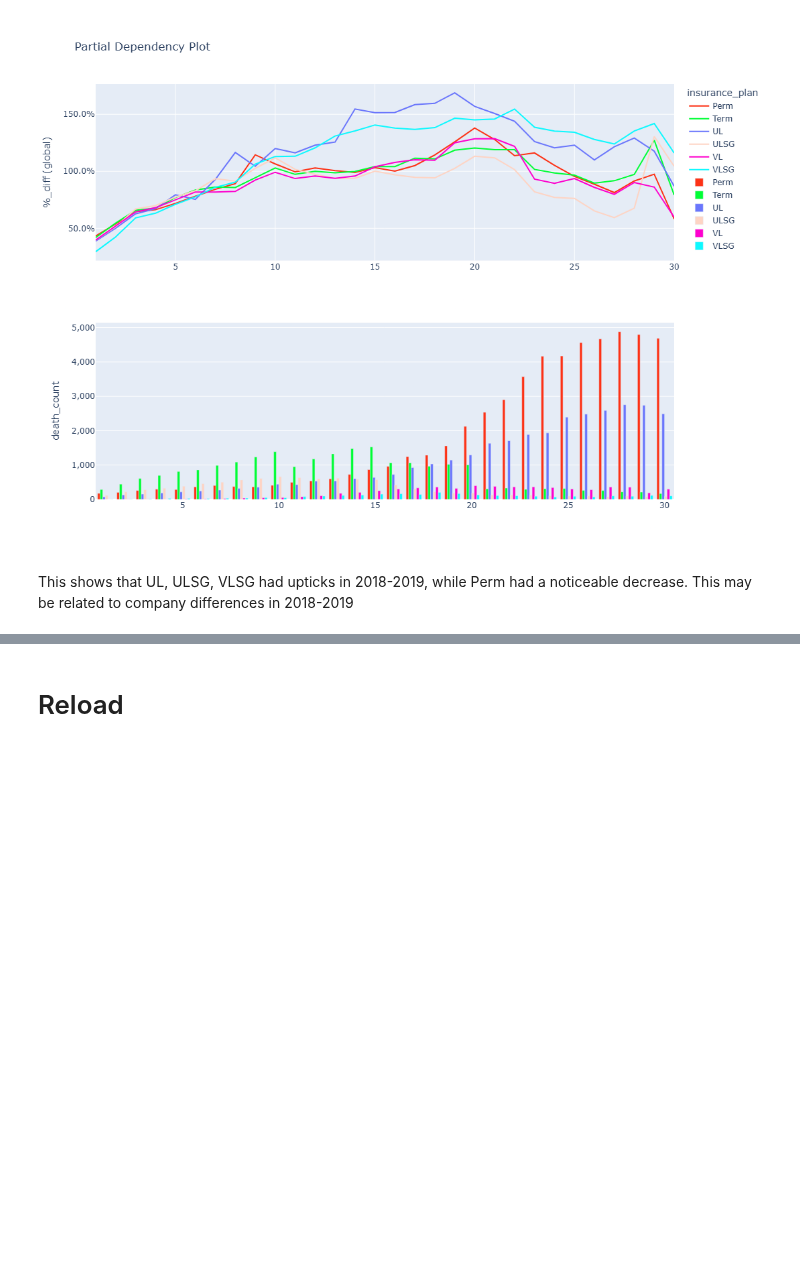
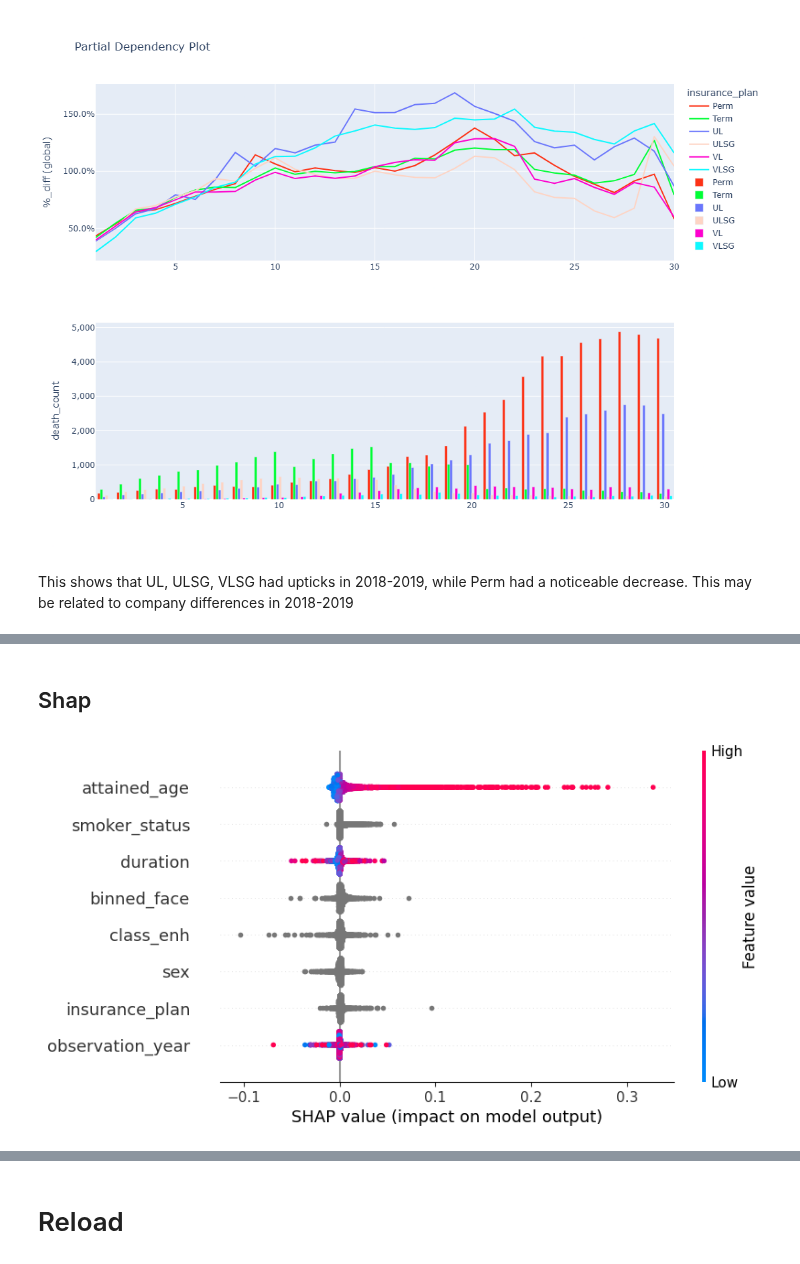
Before and after one commit to jkoestner/morai, a Jupyter notebook: notebooks/06.1.predictive_model.ipynb, the cells around one changed output, grey strips where cells are left out. Drawn from its saved outputs; the diff is of its cells as text; code cells hidden in the pictures; blank space fills up the shorter version.

```diff
--- a/notebooks/06.1.predictive_model.ipynb
+++ b/notebooks/06.1.predictive_model.ipynb
@@ -1180,0 +1180,13 @@ charters.pdp(
+# %% [markdown]
+## Shap
+# %%
+import shap
+
+explainer = shap.TreeExplainer(model)
+# %%
+X_sample = X_train.sample(5000, random_state=42)
+shap_values = explainer(X_sample)
+# %%
+shap.plots.beeswarm(shap_values)
+# %% [output]
+[figure, added]
```
Also changed, not shown: parts of 25 cells of this notebook, 8 other files.
